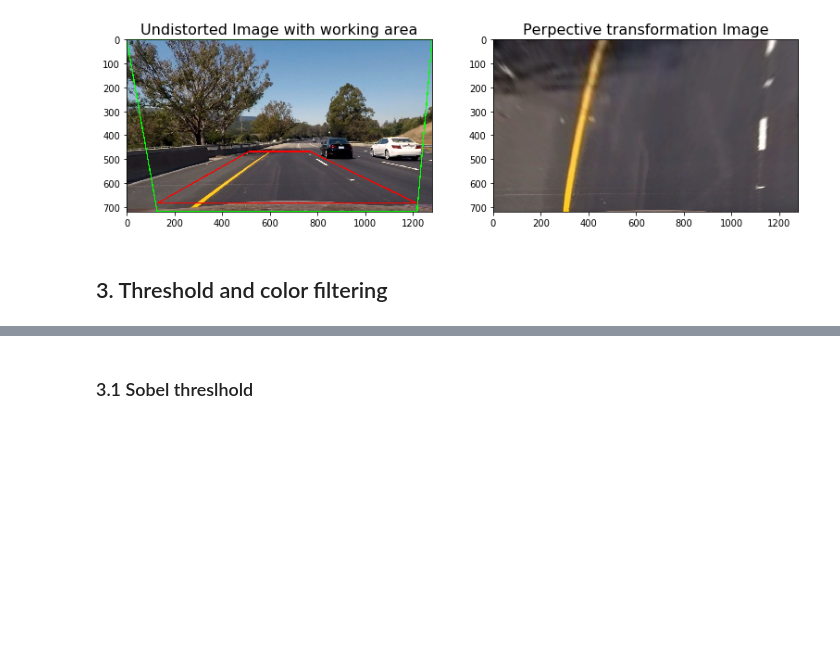
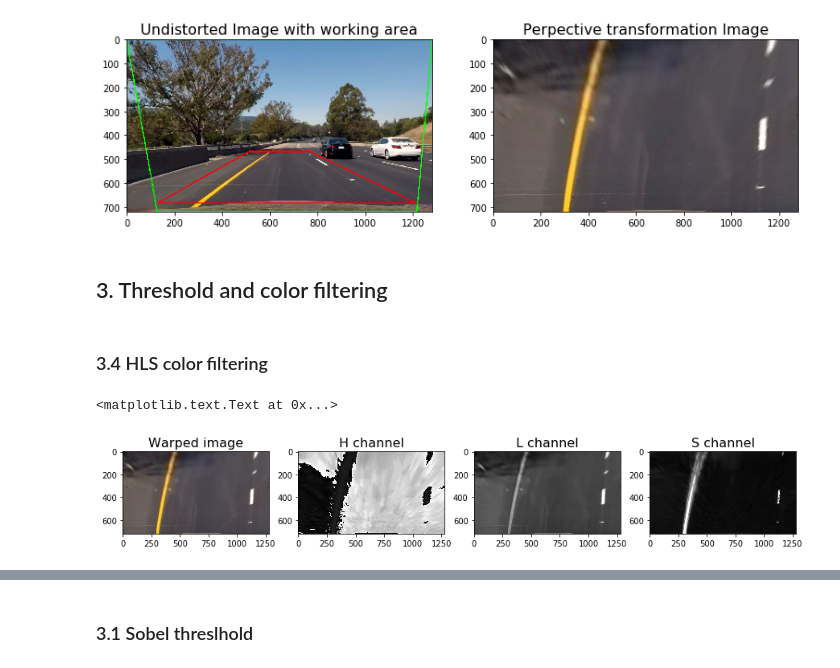
Before and after one commit to edgarcgarzon/CarND-Advanced-Lane-Lines-P4, a Jupyter notebook: AdvancedLaneLines.ipynb, the cells around one changed output, grey strips where cells are left out. Saved outputs shown, nothing was run; the diff lists cells and outputs as text; code cells hidden in the pictures; blank space fills up the shorter version.

Commit message:
Color filter

```diff
--- a/AdvancedLaneLines.ipynb
+++ b/AdvancedLaneLines.ipynb
@@ -161,16 +161,21 @@ def birdEye(img, src, dst):
 Test the birdEye function using the test images. The red polygon is the source area while the green one is the destination area.
 # %%
 images = glob.glob('test_images/test*.jpg')
+
+imgs = []
+imgsWarped = []
 
 for idx, fname in enumerate(images):
 
     #Read image and transform to RGB
     img = cv2.imread(fname)
     img = cv2.cvtColor(img, cv2.COLOR_BGR2RGB)
+    imgs.append(img)
 
     #Pipeline: Get the perspective transformation of the undistorted images
     img = undistortImg(img, mtx, dist)
     imgWarped, M, Mi = birdEye(img, src, dst)
+    imgsWarped.append(imgWarped)
 
     #Create a image with the work and destination area highlighted
     pts = src.reshape((-1,1,2))
@@ -196,3 +201,5 @@ for idx, fname in enumerate(images):
 [figure]
 # %% [markdown]
 ## 3. Threshold and color filtering
+# %% [markdown]
+### 3.4 HLS color filtering
@@ -198,0 +237,25 @@ for idx, fname in enumerate(images):
+# %%
+#Pipeline: Get the perspective transformation of the undistorted images
+img = undistortImg(imgs[5], mtx, dist)
+imgWarped, M, Mi = birdEye(img, src, dst)
+
+imgColor, imDesc = HLSFilter(imgWarped)
+
+
+#display transformation images and color filter
+f, axarr = plt.subplots(1, 4, figsize=(15,5))
+
+axarr[0].imshow(imgWarped)
+axarr[0].set_title('Warped image', fontsize=16)
+
+axarr[1].imshow(imDesc[0], cmap='gray')
+axarr[1].set_title('H channel', fontsize=16)
+
+axarr[2].imshow(imDesc[1], cmap='gray')
+axarr[2].set_title('L channel', fontsize=16)
+
+axarr[3].imshow(imDesc[2], cmap='gray')
+axarr[3].set_title('S channel', fontsize=16)
+# %% [output]
+<matplotlib.text.Text at 0x...>
+[figure, added]
```
Also changed, not shown: parts of 3 cells of this notebook.
